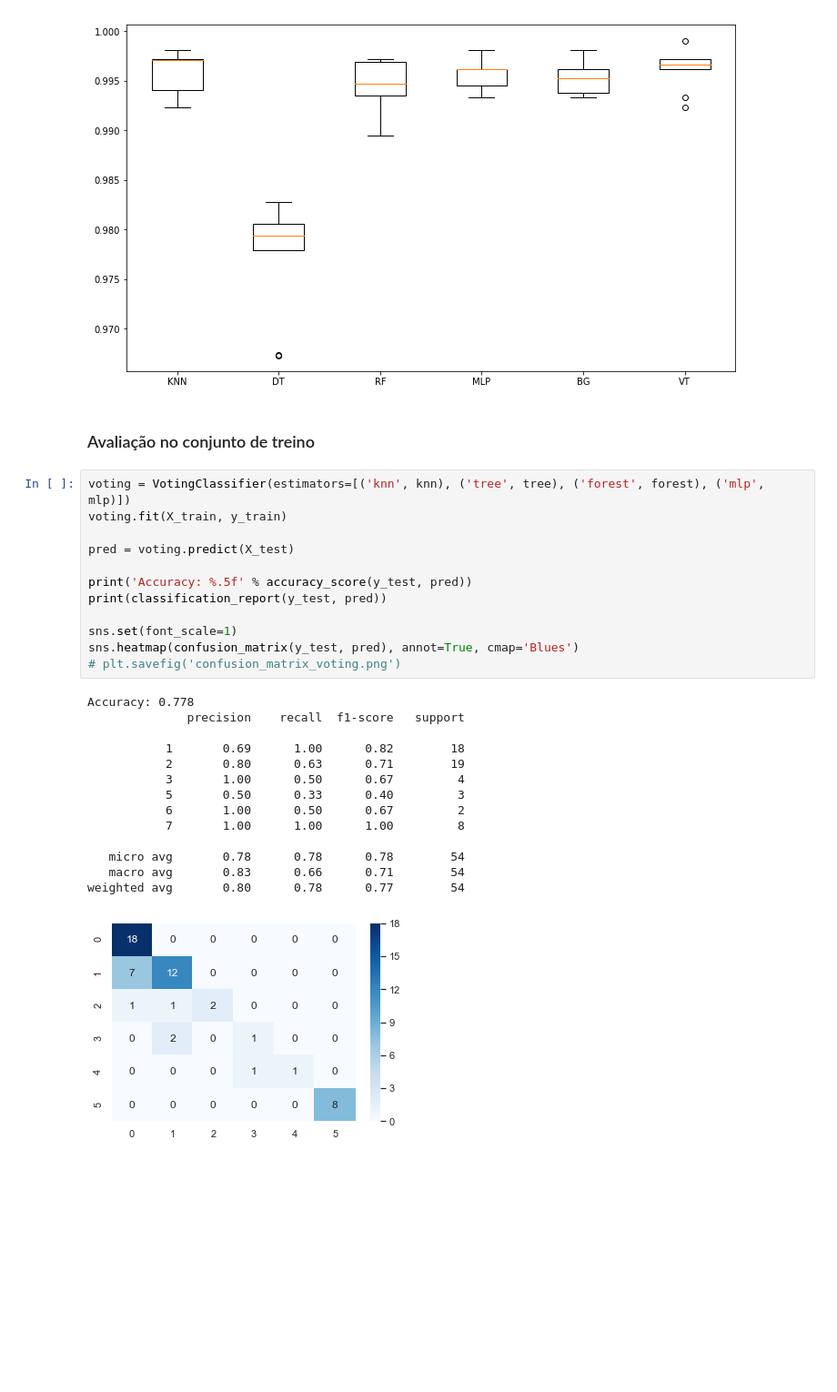
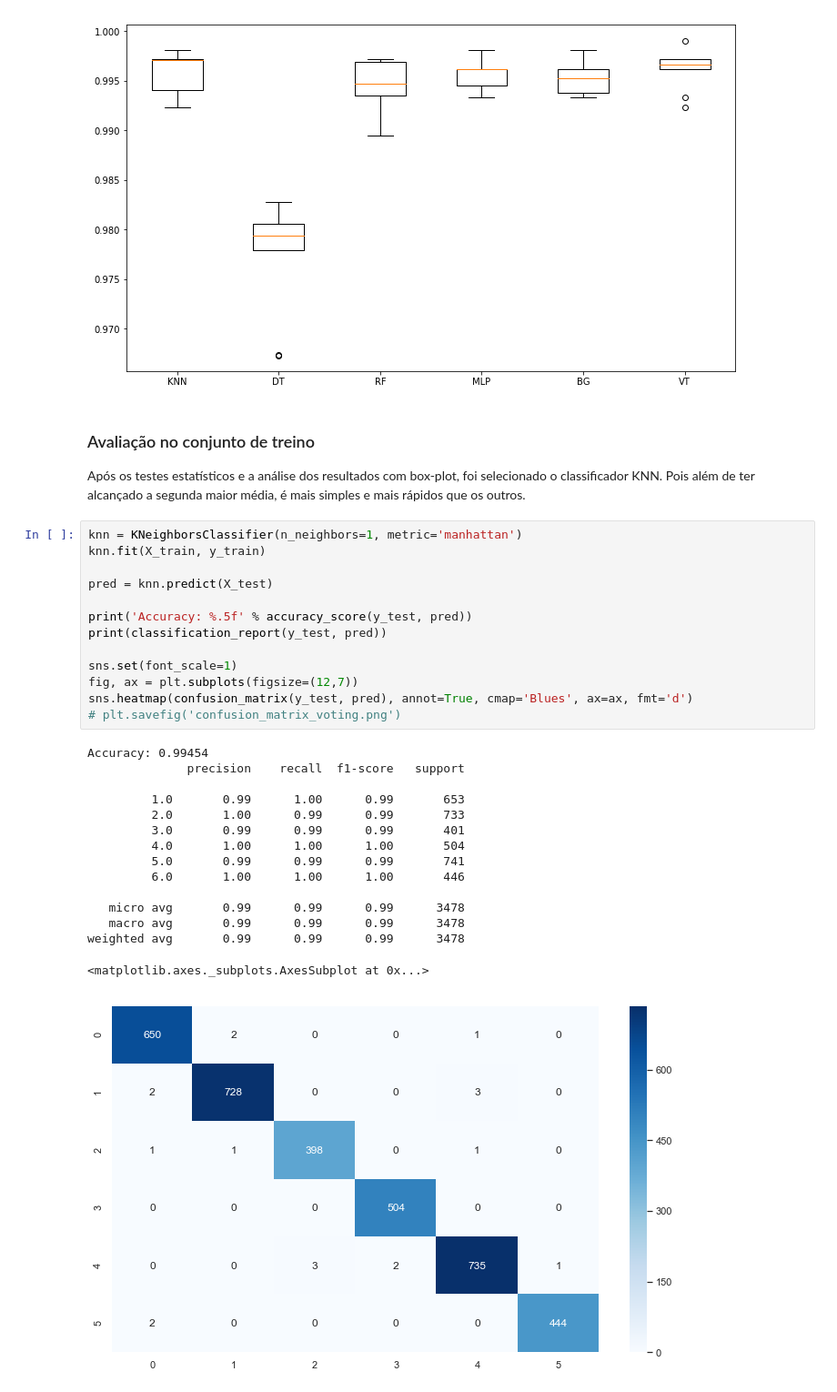
Before and after one commit to miltongneto/Gas-Sensor-Array-Drift, a Jupyter notebook: notebooks/desempenhos.ipynb, the cells around one changed output. Shown at 91% size. Drawn from its saved outputs; the diff is of its cells as text; blank space fills up the shorter version.

Commit message:
Teste estatistico em par de cada classificador e analise no conjunto de teste

```diff
--- a/notebooks/desempenhos.ipynb
+++ b/notebooks/desempenhos.ipynb
@@ -130,32 +201,35 @@ plt.xticks([1, 2, 3, 4, 5, 6], ['KNN', 'DT', 'RF', 'MLP', 'BG', 'VT'])
 plt.show()
 # %% [output]
 [figure]
-# %% [markdown]
-### Avaliação no conjunto de treino
+# %% [markdown]
+### Avaliação no conjunto de treino
+Após os testes estatísticos e a análise dos resultados com box-plot, foi selecionado o classificador KNN. Pois além de ter alcançado a segunda maior média, é mais simples e mais rápidos que os outros.
 # %%
-voting = VotingClassifier(estimators=[('knn', knn), ('tree', tree), ('forest', forest), ('mlp', mlp)])
-voting.fit(X_train, y_train)
+knn = KNeighborsClassifier(n_neighbors=1, metric='manhattan')
+knn.fit(X_train, y_train)
 
-pred = voting.predict(X_test)
+pred = knn.predict(X_test)
 
 print('Accuracy: %.5f' % accuracy_score(y_test, pred))
 print(classification_report(y_test, pred))
 
 sns.set(font_scale=1)
-sns.heatmap(confusion_matrix(y_test, pred), annot=True, cmap='Blues')
+fig, ax = plt.subplots(figsize=(12,7))
+sns.heatmap(confusion_matrix(y_test, pred), annot=True, cmap='Blues', ax=ax, fmt='d')
 # plt.savefig('confusion_matrix_voting.png')
 # %% [output]
-Accuracy: 0.778
+Accuracy: 0.99454
               precision    recall  f1-score   support
 
-           1       0.69      1.00      0.82        18
-           2       0.80      0.63      0.71        19
-           3       1.00      0.50      0.67         4
-           5       0.50      0.33      0.40         3
-           6       1.00      0.50      0.67         2
-           7       1.00      1.00      1.00         8
+         1.0       0.99      1.00      0.99       653
+         2.0       1.00      0.99      0.99       733
+         3.0       0.99      0.99      0.99       401
+         4.0       1.00      1.00      1.00       504
+         5.0       0.99      0.99      0.99       741
+         6.0       1.00      1.00      1.00       446
 
-   micro avg       0.78      0.78      0.78        54
-   macro avg       0.83      0.66      0.71        54
-weighted avg       0.80      0.78      0.77        54
+   micro avg       0.99      0.99      0.99      3478
+   macro avg       0.99      0.99      0.99      3478
+weighted avg       0.99      0.99      0.99      3478
+<matplotlib.axes._subplots.AxesSubplot at 0x...>
-[figure, old version]
+[figure, new version]
```
Also changed, not shown: parts of 15 cells of this notebook.
